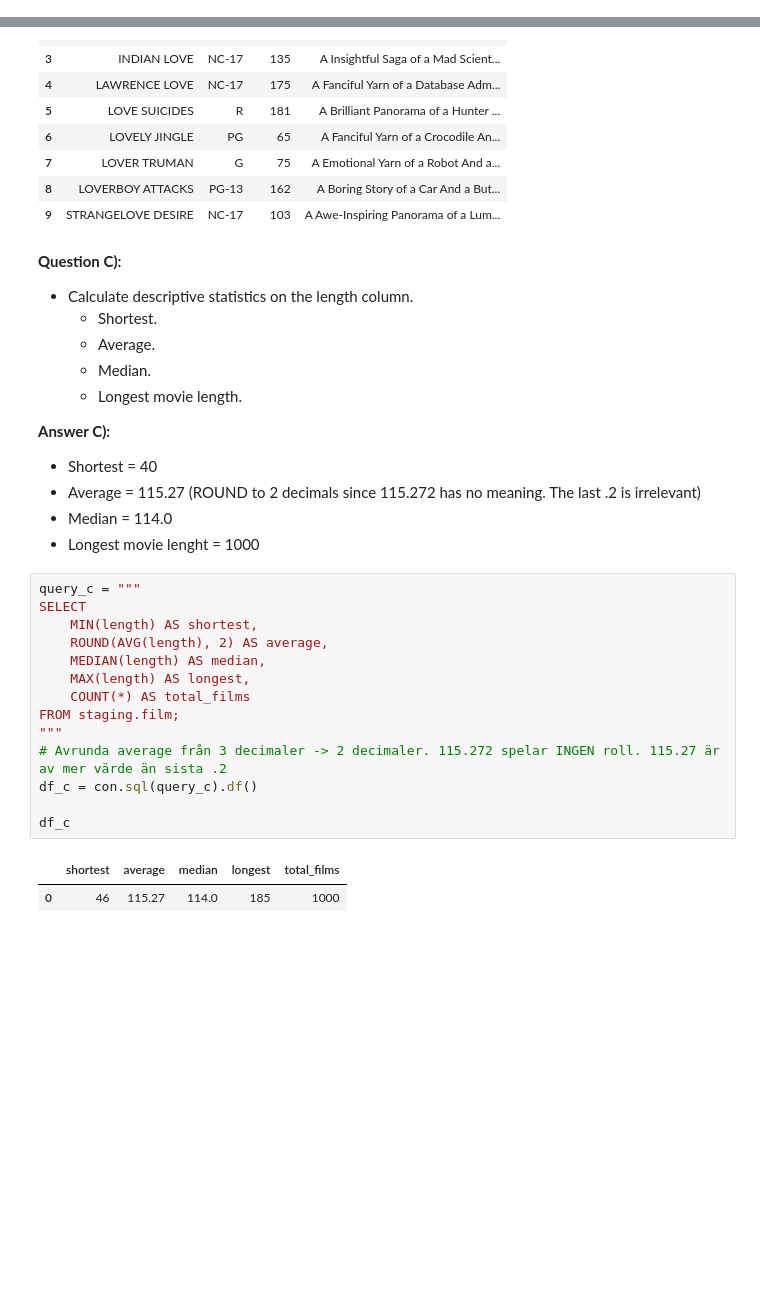
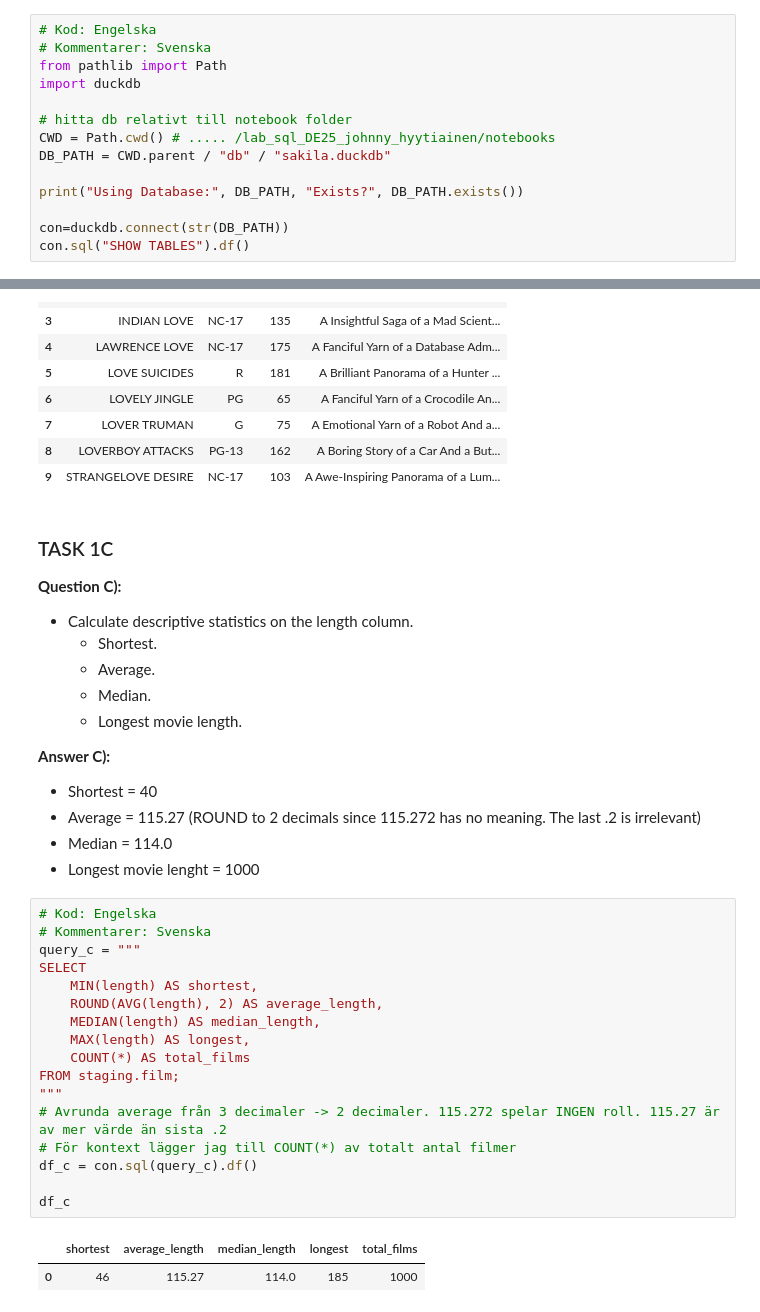
Before and after one commit to JohnnyHyytiainen/lab_sql_DE25_johnny_hyytiainen, a Jupyter notebook: notebooks/lab_sql_sakila_EDA.ipynb, the cells around one changed output, grey strips where cells are left out. Saved outputs shown, nothing was run; the diff lists cells and outputs as text; blank space fills up the shorter version.

```diff
--- a/notebooks/lab_sql_sakila_EDA.ipynb
+++ b/notebooks/lab_sql_sakila_EDA.ipynb
@@ -0,0 +3,14 @@
+# %%
+# Kod: Engelska
+# Kommentarer: Svenska
+from pathlib import Path
+import duckdb
+
+# hitta db relativt till notebook folder
+CWD = Path.cwd() # ..... /lab_sql_DE25_johnny_hyytiainen/notebooks
+DB_PATH = CWD.parent / "db" / "sakila.duckdb"
+
+print("Using Database:", DB_PATH, "Exists?", DB_PATH.exists())
+
+con=duckdb.connect(str(DB_PATH))
+con.sql("SHOW TABLES").df()
@@ -118,6 +164,7 @@ Number of movies with the word 'love' in the title: 10
 | 8 | LOVERBOY ATTACKS | PG-13 | 162 | A Boring Story of a Car And a But... |
 | 9 | STRANGELOVE DESIRE | NC-17 | 103 | A Awe-Inspiring Panorama of a Lum... |
 # %% [markdown]
+### TASK 1C
 **Question C):**
 - Calculate descriptive statistics on the length column.
     - Shortest.
@@ -131,19 +178,22 @@ Number of movies with the word 'love' in the title: 10
 - Median = 114.0
 - Longest movie lenght = 1000
 # %%
+# Kod: Engelska
+# Kommentarer: Svenska
 query_c = """
 SELECT
     MIN(length) AS shortest,
-    ROUND(AVG(length), 2) AS average,
-    MEDIAN(length) AS median,
+    ROUND(AVG(length), 2) AS average_length,
+    MEDIAN(length) AS median_length,
     MAX(length) AS longest,
     COUNT(*) AS total_films
 FROM staging.film;
 """
 # Avrunda average från 3 decimaler -> 2 decimaler. 115.272 spelar INGEN roll. 115.27 är av mer värde än sista .2
+# För kontext lägger jag till COUNT(*) av totalt antal filmer
 df_c = con.sql(query_c).df()
 
 df_c
 # %% [output]
-|  | shortest | average | median | longest | total_films |
+|  | shortest | average_length | median_length | longest | total_films |
 | 0 | 46 | 115.27 | 114.0 | 185 | 1000 |
```
Also changed, not shown: parts of 26 cells of this notebook.
